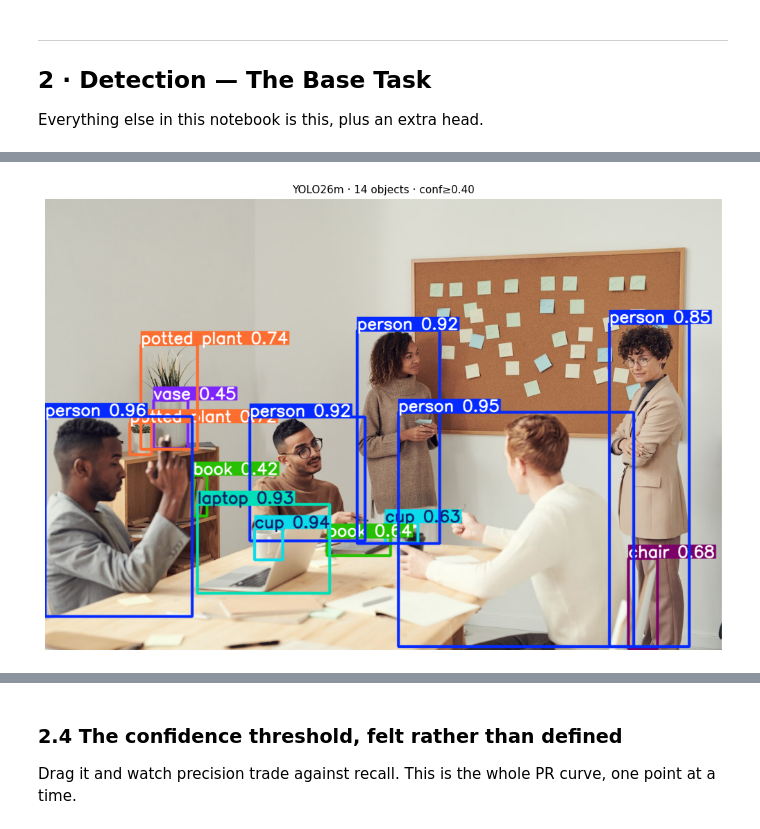
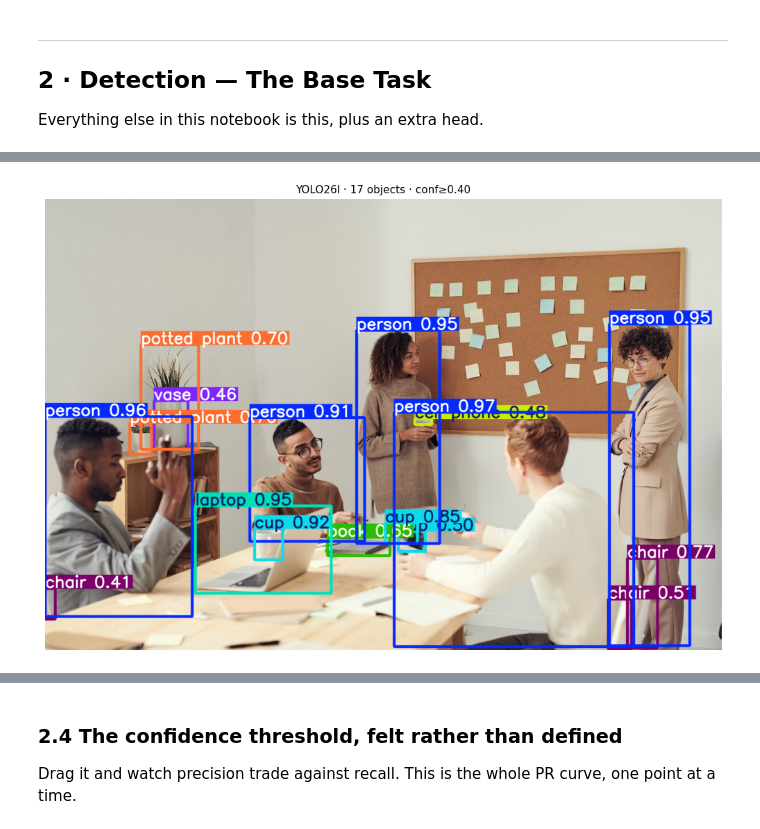
Before and after one commit to aparsoft/yolo-streamlit-detection-tracking, a Jupyter notebook: docs/yolo26_playground.ipynb, the cells around one changed output, grey strips where cells are left out. Saved outputs shown, nothing was run; the diff lists cells and outputs as text; code cells hidden in the pictures.

Commit message:
Update: docs/yolo26_playground.ipynb
✨ Auto-committed on 2026-08-08 07:31:44

```diff
--- a/docs/yolo26_playground.ipynb
+++ b/docs/yolo26_playground.ipynb
@@ -307,11 +338,11 @@ Everything else in this notebook is this, plus an extra head.
 # %%
-det = YOLO(w("yolo26m.pt"))
+det = YOLO(w("yolo26l.pt"))
 img = cv2.imread(str(IMG_PATH))
 
 res = det.predict(img, conf=0.40, verbose=False)[0]
-show(res.plot(), f"YOLO26m · {len(res.boxes)} objects · conf≥0.40")
+show(res.plot(), f"YOLO26l · {len(res.boxes)} objects · conf≥0.40")
 # %% [output]
-[figure, old version]
+[figure, new version]
 # %% [markdown]
 ### 2.1 Anatomy of a `Results` object
 
```
Also changed, not shown: parts of 7 cells of this notebook.
